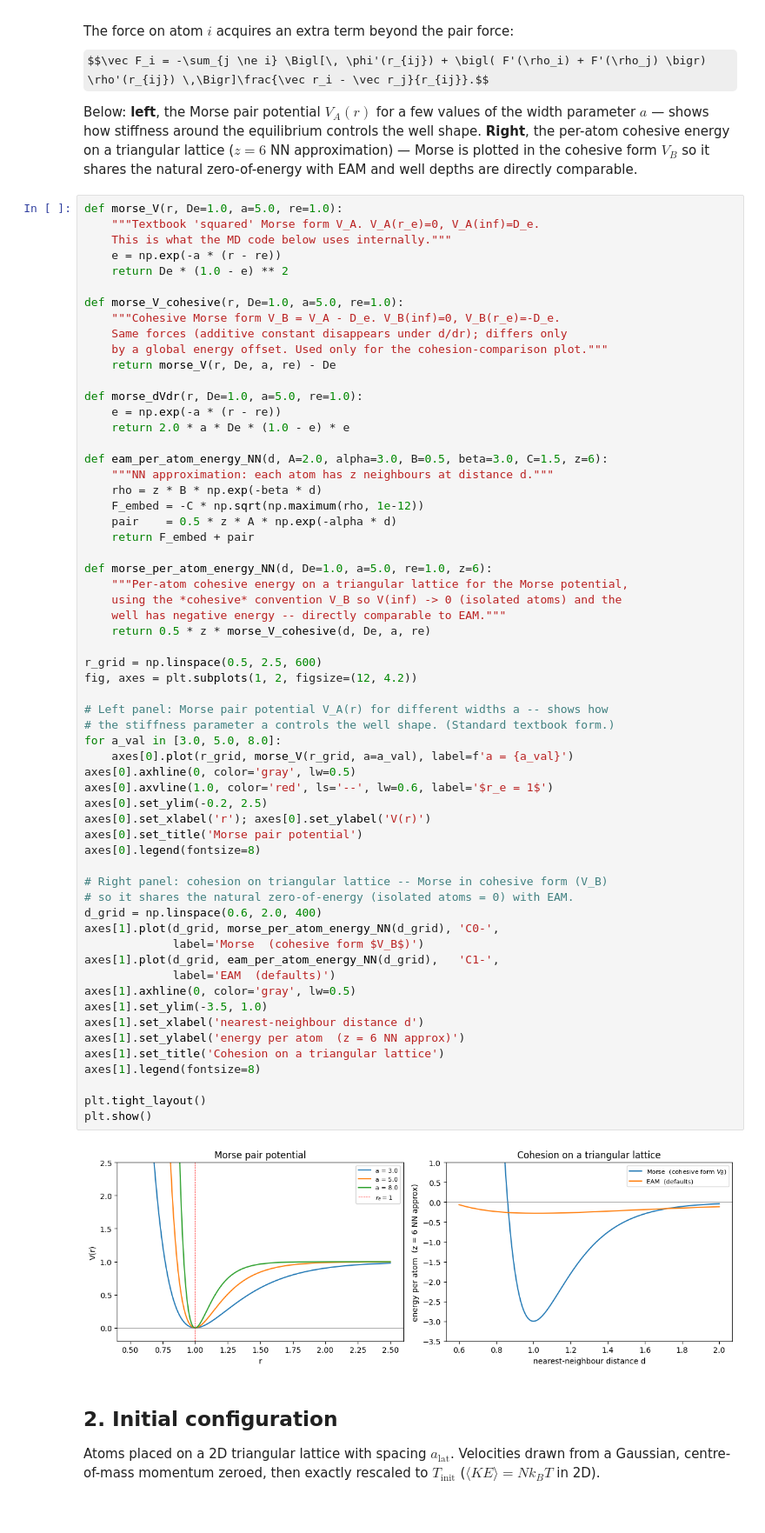
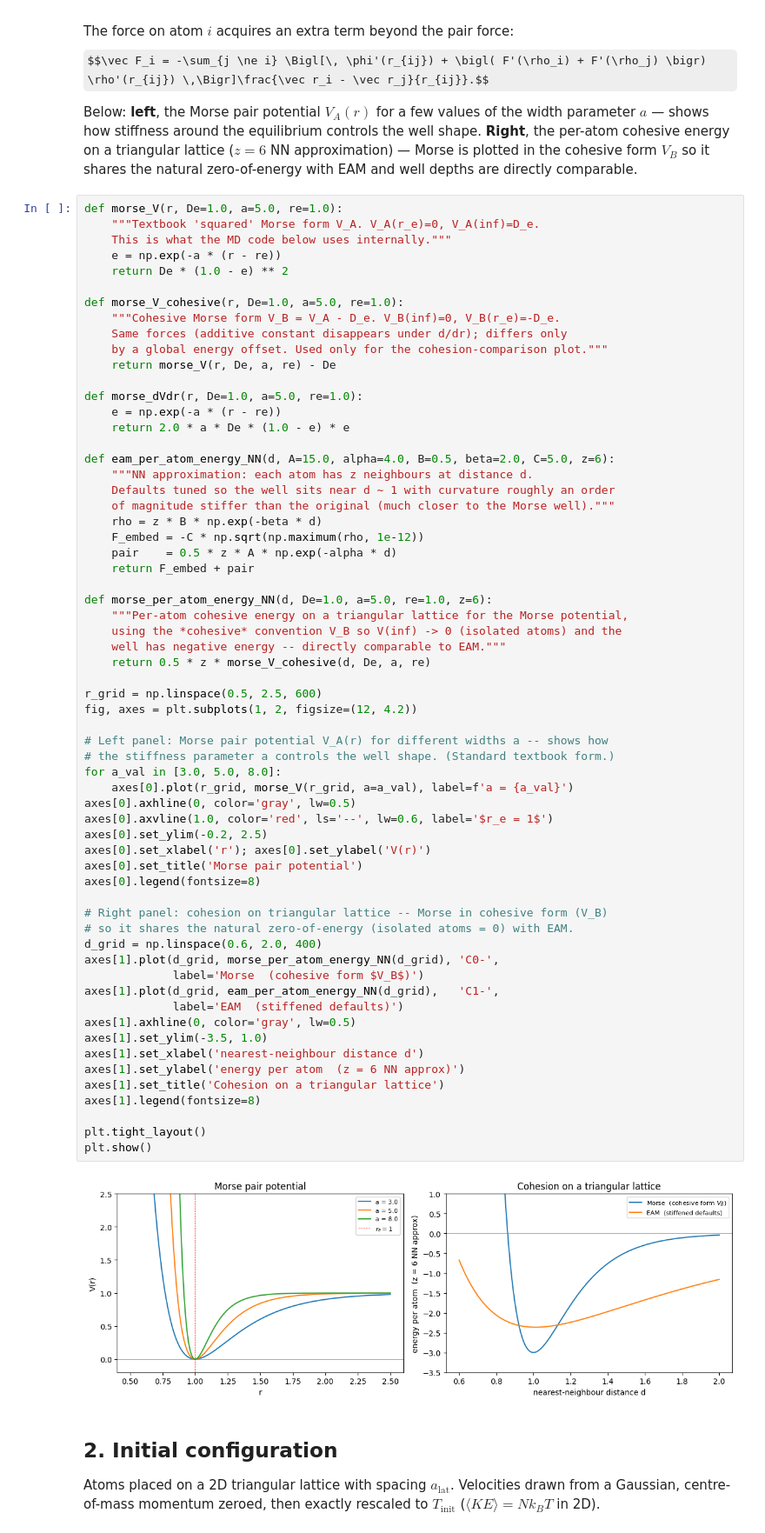
Before and after one commit to lamm-mit/MolecularDynamicsModules, a Jupyter notebook: Molecular Dynamics.ipynb, the cells around one changed output. Shown at 87% size. Saved outputs shown, nothing was run; the diff lists cells and outputs as text; some formulas as TeX source.

```diff
--- a/Molecular Dynamics.ipynb
+++ b/Molecular Dynamics.ipynb
@@ -67,8 +67,10 @@ def morse_dVdr(r, De=1.0, a=5.0, re=1.0):
     e = np.exp(-a * (r - re))
     return 2.0 * a * De * (1.0 - e) * e
 
-def eam_per_atom_energy_NN(d, A=2.0, alpha=3.0, B=0.5, beta=3.0, C=1.5, z=6):
-    """NN approximation: each atom has z neighbours at distance d."""
+def eam_per_atom_energy_NN(d, A=15.0, alpha=4.0, B=0.5, beta=2.0, C=5.0, z=6):
+    """NN approximation: each atom has z neighbours at distance d.
+    Defaults tuned so the well sits near d ~ 1 with curvature roughly an order
+    of magnitude stiffer than the original (much closer to the Morse well)."""
     rho = z * B * np.exp(-beta * d)
     F_embed = -C * np.sqrt(np.maximum(rho, 1e-12))
     pair    = 0.5 * z * A * np.exp(-alpha * d)
@@ -83,35 +85,35 @@ def morse_per_atom_energy_NN(d, De=1.0, a=5.0, re=1.0, z=6):
 r_grid = np.linspace(0.5, 2.5, 600)
 fig, axes = plt.subplots(1, 2, figsize=(12, 4.2))
 
 # Left panel: Morse pair potential V_A(r) for different widths a -- shows how
 # the stiffness parameter a controls the well shape. (Standard textbook form.)
 for a_val in [3.0, 5.0, 8.0]:
     axes[0].plot(r_grid, morse_V(r_grid, a=a_val), label=f'a = {a_val}')
 axes[0].axhline(0, color='gray', lw=0.5)
 axes[0].axvline(1.0, color='red', ls='--', lw=0.6, label='$r_e = 1$')
 axes[0].set_ylim(-0.2, 2.5)
 axes[0].set_xlabel('r'); axes[0].set_ylabel('V(r)')
 axes[0].set_title('Morse pair potential')
 axes[0].legend(fontsize=8)
 
 # Right panel: cohesion on triangular lattice -- Morse in cohesive form (V_B)
 # so it shares the natural zero-of-energy (isolated atoms = 0) with EAM.
 d_grid = np.linspace(0.6, 2.0, 400)
 axes[1].plot(d_grid, morse_per_atom_energy_NN(d_grid), 'C0-',
              label='Morse  (cohesive form $V_B$)')
 axes[1].plot(d_grid, eam_per_atom_energy_NN(d_grid),   'C1-',
-             label='EAM  (defaults)')
+             label='EAM  (stiffened defaults)')
 axes[1].axhline(0, color='gray', lw=0.5)
 axes[1].set_ylim(-3.5, 1.0)
 axes[1].set_xlabel('nearest-neighbour distance d')
 axes[1].set_ylabel('energy per atom  (z = 6 NN approx)')
 axes[1].set_title('Cohesion on a triangular lattice')
 axes[1].legend(fontsize=8)
 
 plt.tight_layout()
 plt.show()
 # %% [output]
-[figure, old version]
+[figure, new version]
 # %% [markdown]
 ## 2. Initial configuration
 
```
Also changed, not shown: parts of 4 cells of this notebook, 3 other files.
